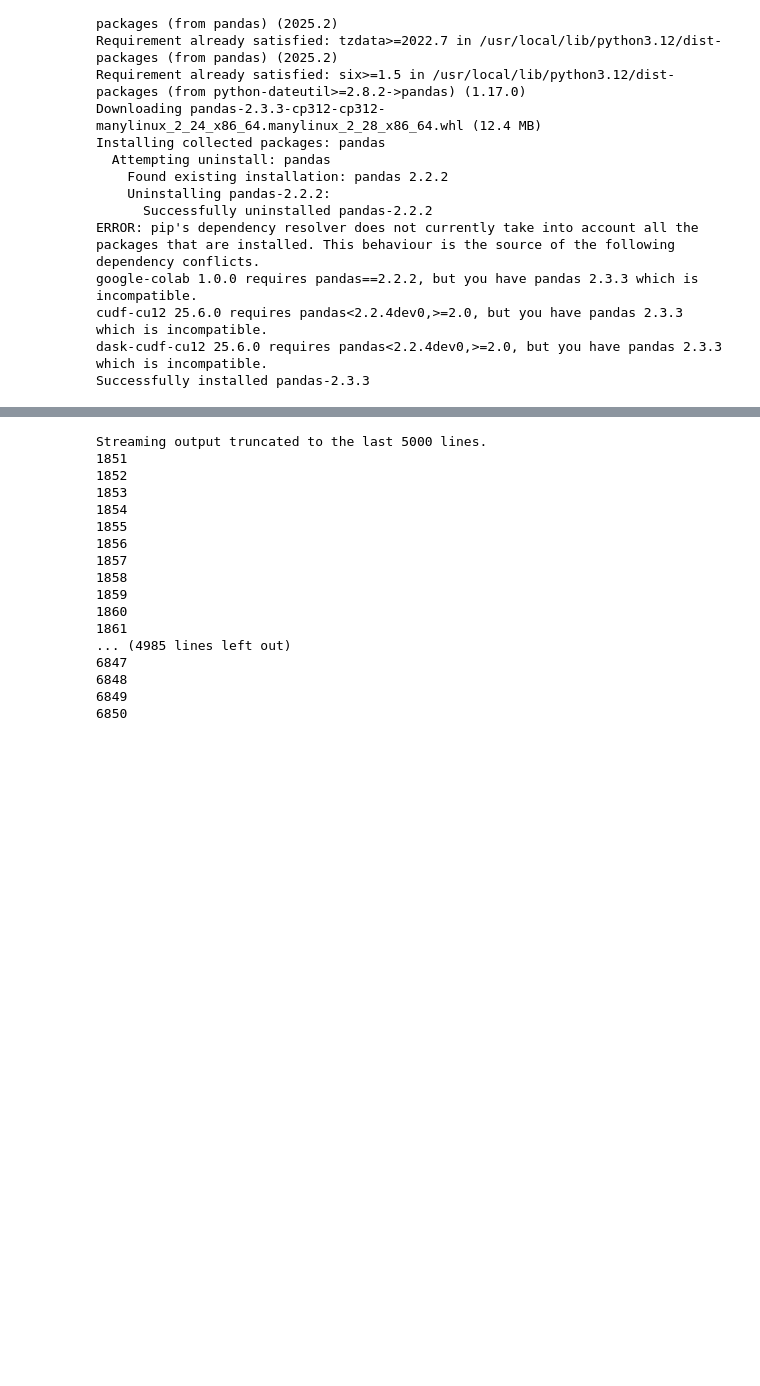
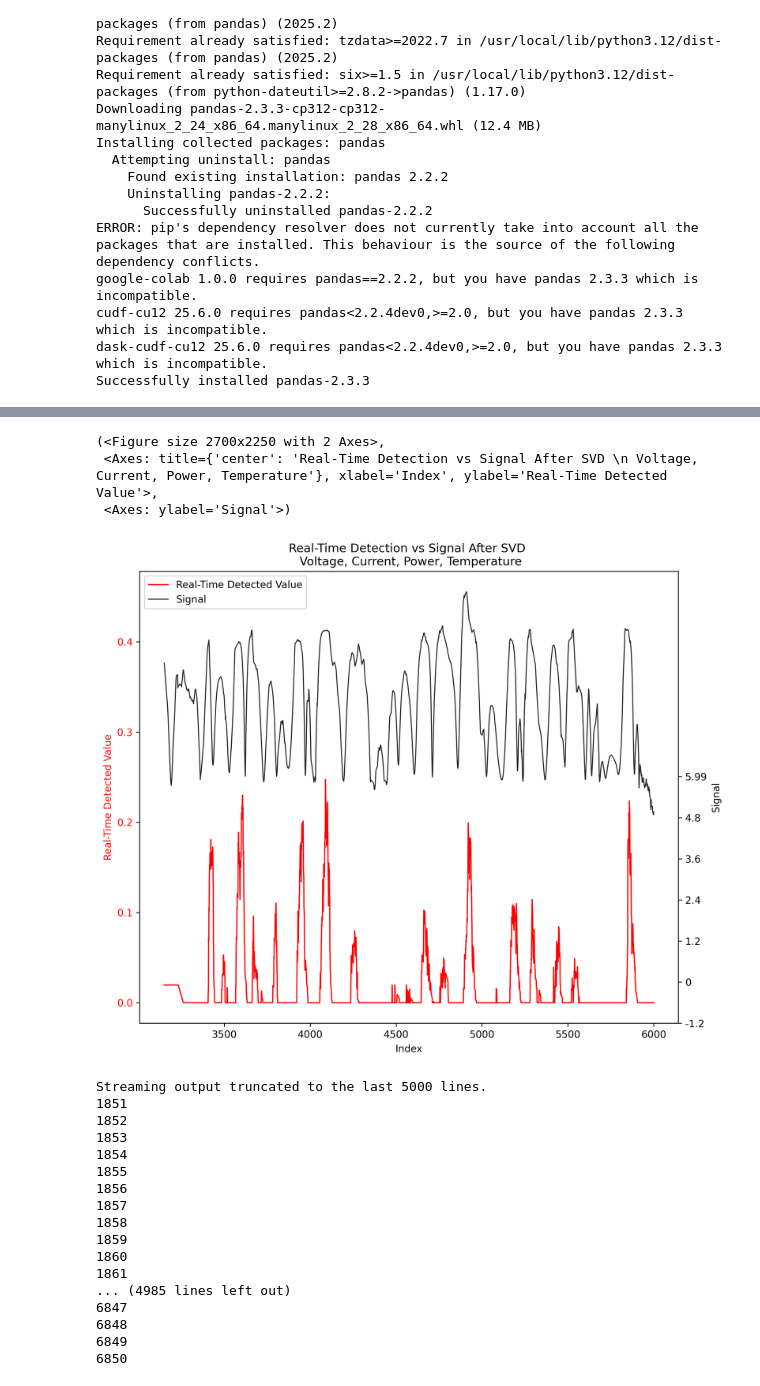
Before and after one commit to rhqrhq/Adversarial_Examples_Papers, a Jupyter notebook: pTRpred.ipynb, the cells around one changed output, grey strips where cells are left out. Cells and saved outputs as stored; diff of their text form; code cells hidden in the pictures; blank space fills up the shorter version.

```diff
--- a/pTRpred.ipynb
+++ b/pTRpred.ipynb
@@ -1261,0 +1282,17 @@ def plot_detection_overlay(
+# %%
+df1 = pd.read_csv("10degC_NN_Pan18650PF.csv").iloc[:,2:8]
+df1["time_ind"] = np.arange(1, df1.shape[0]+1)
+# %%
+df1.columns = ["V", "C", "Ah", "Wh", "P", "T", "time_ind"]
+# %%
+df1 = df1.iloc[3000:6000,:]
+df_svd = build_signal_svd(df1, time = "time_ind", x_cols = "V|C|Ah|Wh|P|T", window = 150)
+# %%
+df_detect = detect_realtime(df_svd["time_ind"], df_svd["signal"], lowwl = 50, highwl = 100)
+# %%
+plot_detection_overlay(df_detect, title = "Real-Time Detection vs Signal After SVD \n Voltage, Current, Power, Temperature")
+# %% [output]
+(<Figure size 2700x2250 with 2 Axes>,
+ <Axes: title={'center': 'Real-Time Detection vs Signal After SVD \n Voltage, Current, Power, Temperature'}, xlabel='Index', ylabel='Real-Time Detected Value'>,
+ <Axes: ylabel='Signal'>)
+[figure, added]
```
Also changed, not shown: parts of 9 cells of this notebook.
